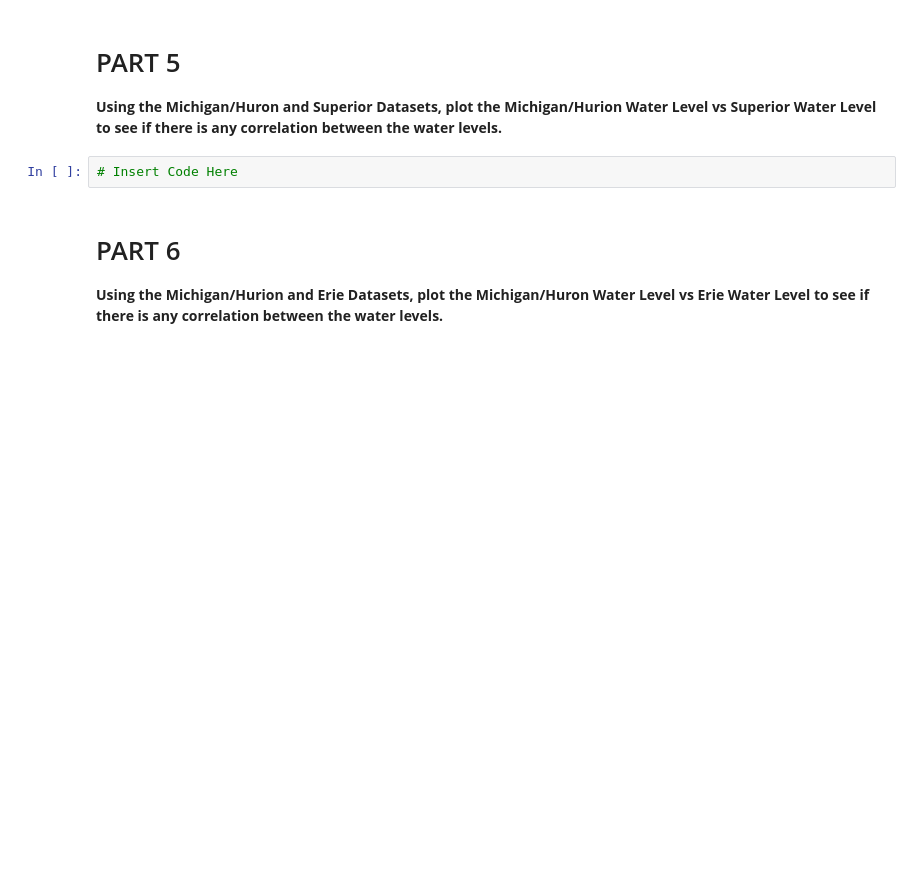
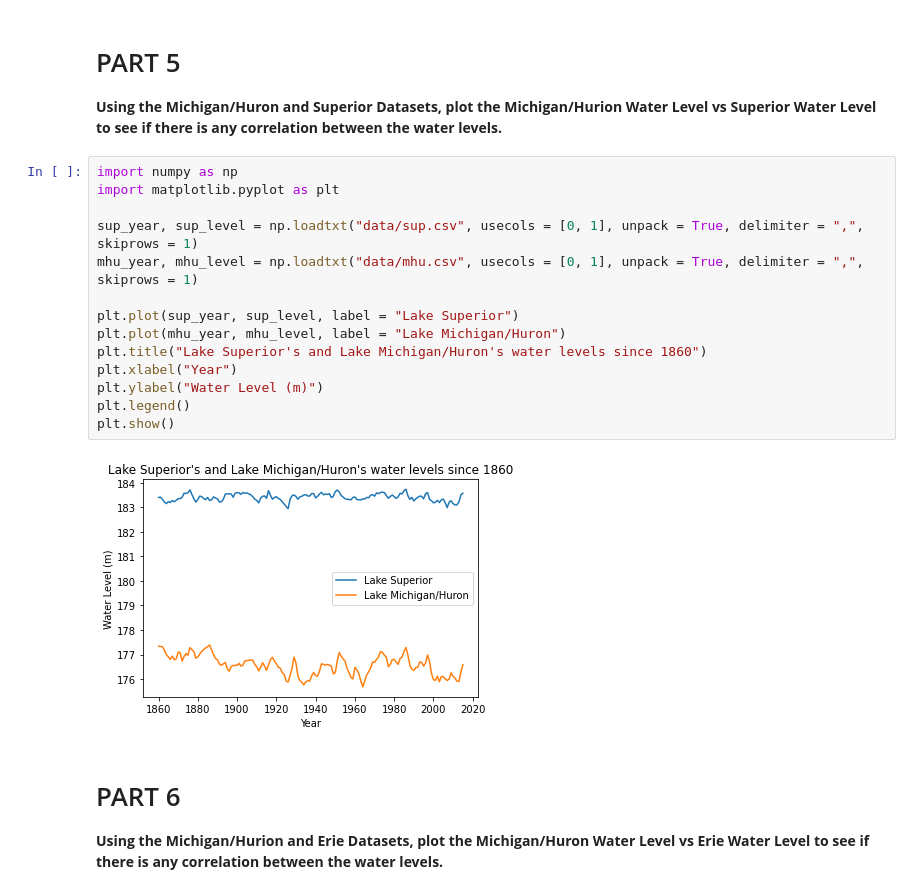
Before and after one commit to cfairbourn/CMSE202_Git_Started, a Jupyter notebook: Great_Lakes_and_Grand_River.ipynb, the cells around one changed output. Saved outputs shown, nothing was run; the diff lists cells and outputs as text; blank space fills up the shorter version.

```diff
--- a/Great_Lakes_and_Grand_River.ipynb
+++ b/Great_Lakes_and_Grand_River.ipynb
@@ -63,8 +63,22 @@ plt.show()
 # PART 5
 
 **Using the Michigan/Huron and Superior Datasets, plot the Michigan/Hurion Water Level vs Superior Water Level to see if there is any correlation between the water levels.**
-# %%
-# Insert Code Here
+# %%
+import numpy as np
+import matplotlib.pyplot as plt
+
+sup_year, sup_level = np.loadtxt("data/sup.csv", usecols = [0, 1], unpack = True, delimiter = ",", skiprows = 1)
+mhu_year, mhu_level = np.loadtxt("data/mhu.csv", usecols = [0, 1], unpack = True, delimiter = ",", skiprows = 1)
+
+plt.plot(sup_year, sup_level, label = "Lake Superior")
+plt.plot(mhu_year, mhu_level, label = "Lake Michigan/Huron")
+plt.title("Lake Superior's and Lake Michigan/Huron's water levels since 1860")
+plt.xlabel("Year")
+plt.ylabel("Water Level (m)")
+plt.legend()
+plt.show()
+# %% [output]
+[figure, added]
 # %% [markdown]
 # PART 6
 
```
Also changed, not shown: parts of 2 cells of this notebook.
